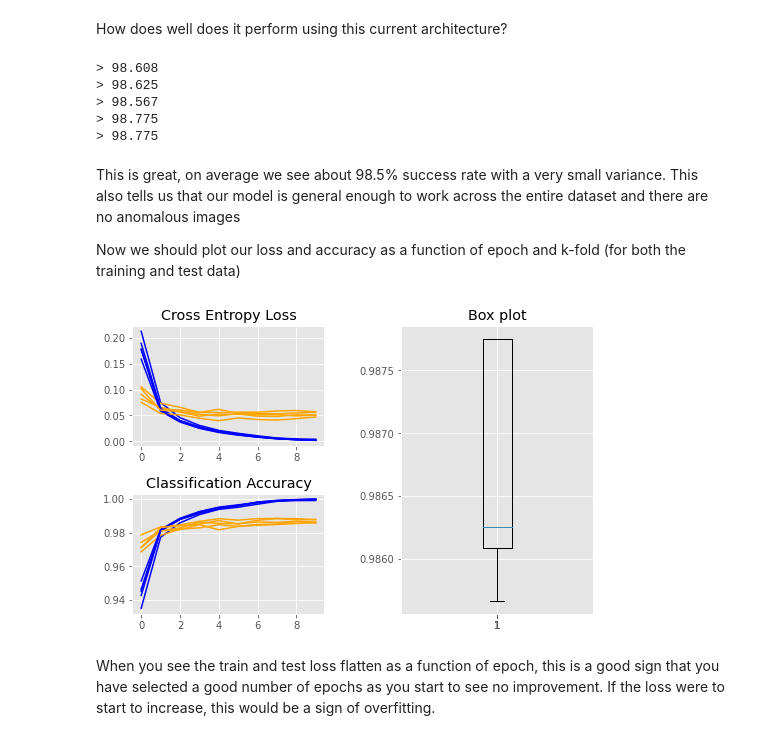
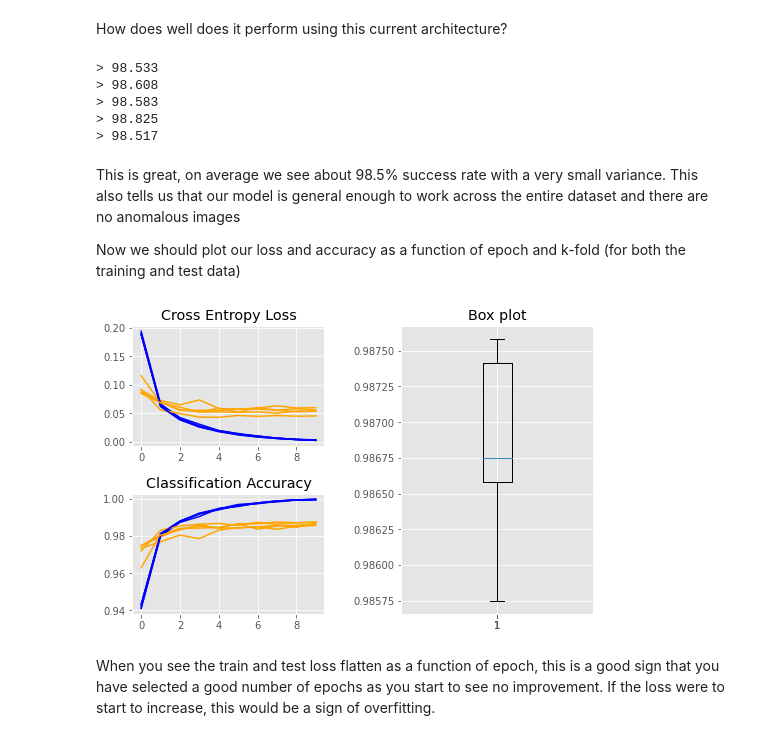
Before and after one commit to jordan-palmer/ml_bible, a Jupyter notebook: CNN.ipynb, the cells around one changed output. Saved outputs shown, nothing was run; the diff lists cells and outputs as text; code cells hidden in the pictures.

```diff
--- a/CNN.ipynb
+++ b/CNN.ipynb
@@ -126,7 +126,7 @@ def evaluate_model(dataX, dataY, n_folds=5):
 		# select rows for train and test
 		trainX, trainY, testX, testY = dataX[train_ix], dataY[train_ix], dataX[test_ix], dataY[test_ix]
 		# fit model
-		history = model.fit(trainX, trainY, epochs=10, batch_size=32, validation_data=(testX, testY), verbose=0)
+		history = model.fit(trainX, trainY, epochs=10, batch_size=64, validation_data=(testX, testY), verbose=0)
 		# evaluate model
 		_, acc = model.evaluate(testX, testY, verbose=0)
 		print('> %.3f' % (acc * 100.0))
@@ -144,42 +144,42 @@ trainX, testX = prep_pixels(trainX, testX)
 # evaluate model
 scores, histories = evaluate_model(trainX, trainY)
 # %% [output]
+> 98.533
 > 98.608
-> 98.625
-> 98.567
-> 98.775
-> 98.775
+> 98.583
+> 98.825
+> 98.517
 # %% [markdown]
 This is great, on average we see about 98.5% success rate with a very small variance. This also tells us that our model is general enough to work across the entire dataset and there are no anomalous images
 
 Now we should plot our loss and accuracy as a function of epoch and k-fold (for both the training and test data)
 # %%
-fig = plt.figure(figsize=(8,5))
-gs = fig.add_gridspec(2,2)
-ax1 = fig.add_subplot(gs[0, 0])
-ax2 = fig.add_subplot(gs[1, 0])
-ax3 = fig.add_subplot(gs[:, 1])
-for i in range(len(histories)):
-  ax3.title.set_text('Box plot')
-  ax3.boxplot(scores)
-  ax1.title.set_text('Cross Entropy Loss')
-  ax1.plot(histories[i].history['loss'], color='blue', label='train')
-  ax1.plot(histories[i].history['val_loss'], color='orange', label='test')
- # plt.subplot(121)
-  ax2.title.set_text('Classification Accuracy')
-  #ax2.title('Classification Accuracy')
-  ax2.plot(histories[i].history['accuracy'], color='blue', label='train')
-  ax2.plot(histories[i].history['val_accuracy'], color='orange', label='test')
+def plot_results(scores, histories):
+  fig = plt.figure(figsize=(8,5))
+  gs = fig.add_gridspec(2,2)
+  ax1 = fig.add_subplot(gs[0, 0])
+  ax2 = fig.add_subplot(gs[1, 0])
+  ax3 = fig.add_subplot(gs[:, 1])
+  for i in range(len(histories)):
+    ax3.title.set_text('Box plot')
+    ax3.boxplot(scores)
+    ax1.title.set_text('Cross Entropy Loss')
+    ax1.plot(histories[i].history['loss'], color='blue', label='train')
+    ax1.plot(histories[i].history['val_loss'], color='orange', label='test')
+    ax2.title.set_text('Classification Accuracy')
+    ax2.plot(histories[i].history['accuracy'], color='blue', label='train')
+    ax2.plot(histories[i].history['val_accuracy'], color='orange', label='test')
 
-plt.subplots_adjust(left=0.1,
-                    bottom=0.1,
-                    right=0.9,
-                    top=0.9,
-                    wspace=0.4,
-                    hspace=0.4)
-# plt.show()
+  plt.subplots_adjust(left=0.1,
+                      bottom=0.1,
+                      right=0.9,
+                      top=0.9,
+                      wspace=0.4,
+                      hspace=0.4)
-# %% [output]
-[figure, removed]
+# %%
+plot_results(scores, histories)
+# %% [output]
+[figure, added]
 # %% [markdown]
 When you see the train and test loss flatten as a function of epoch, this is a good sign that you have selected a good number of epochs as you start to see no improvement. If the loss were to start to increase, this would be a sign of overfitting.
 # %% [markdown]
```
Also changed, not shown: parts of 12 cells of this notebook.
